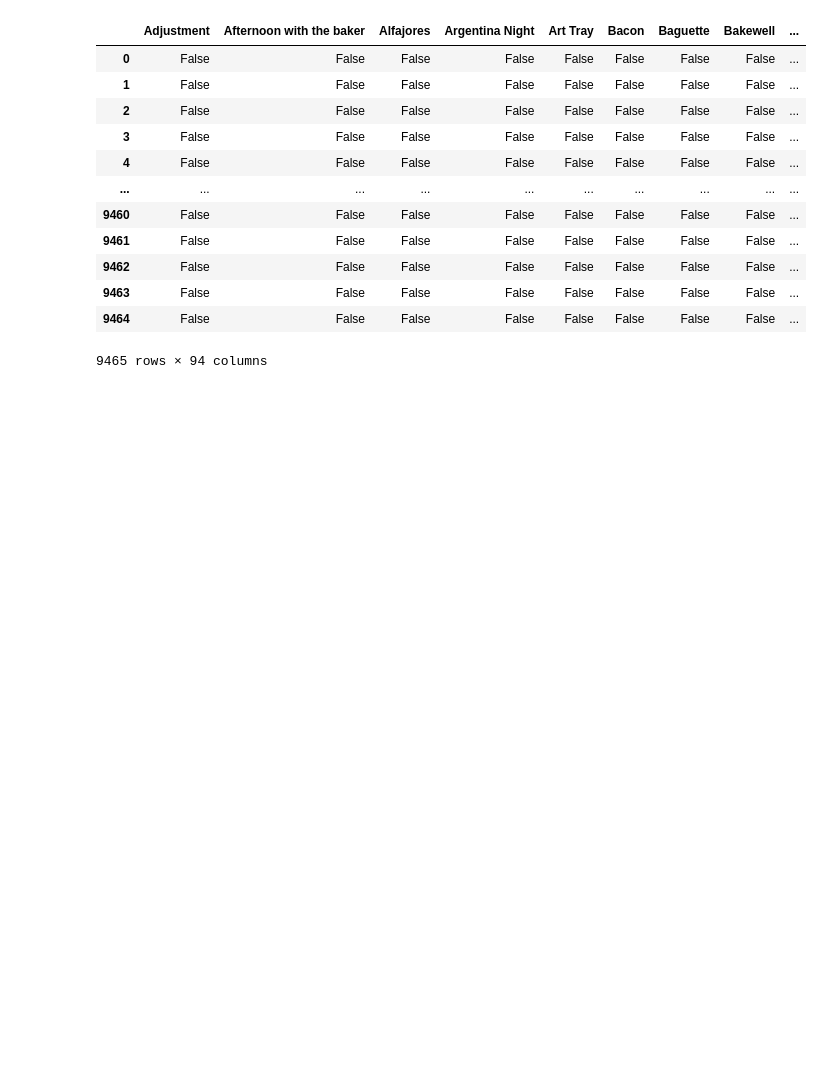
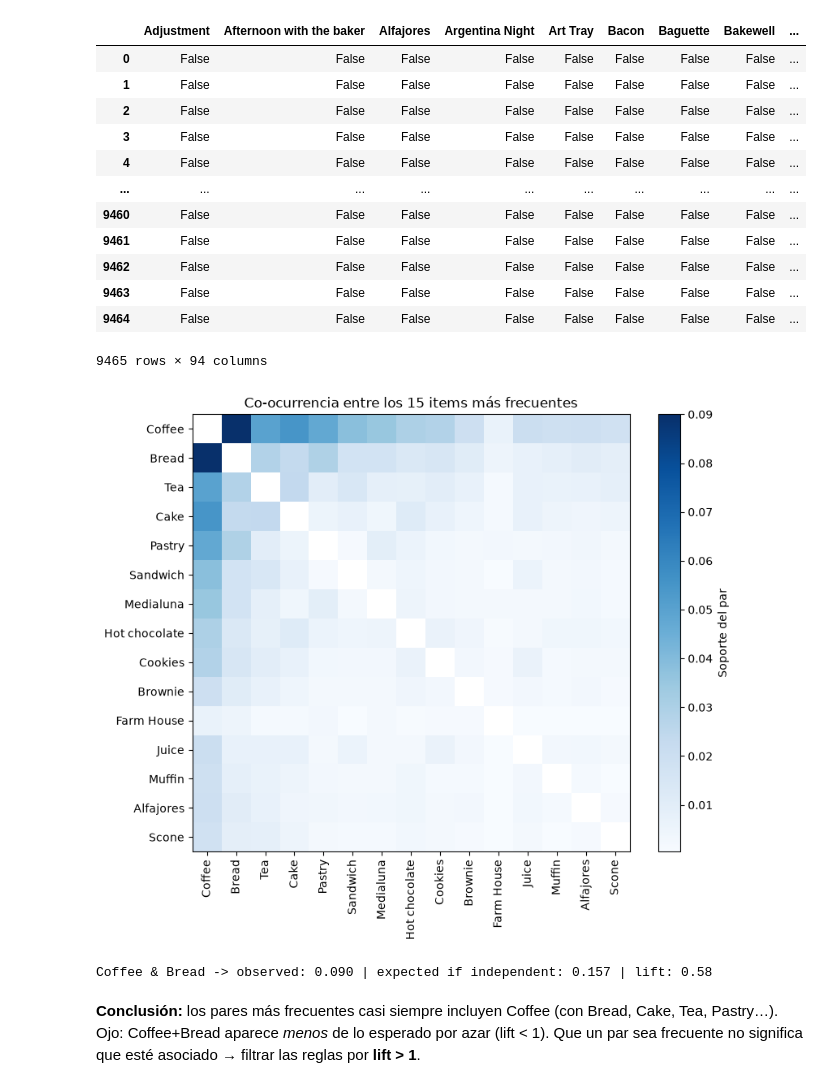
Before and after one commit to ku2a/fp-growth, a Jupyter notebook: main.ipynb, the cells around one changed output. Cells and saved outputs as stored; diff of their text form; code cells hidden in the pictures; blank space fills up the shorter version.

```diff
--- a/main.ipynb
+++ b/main.ipynb
@@ -180,3 +290,27 @@ df
 | 9463 | False | False | False | False | False | False | False | False | ... |
 | 9464 | False | False | False | False | False | False | False | False | ... |
 9465 rows × 94 columns
+# %%
+
+top_items = item_support.index[:15]
+top_df = df[top_items].astype(int)
+pair_support = (top_df.T @ top_df) / len(df)
+pair_support = pair_support.mask(np.eye(len(top_items), dtype=bool))
+
+plt.figure(figsize=(9, 7))
+plt.imshow(pair_support, cmap='Blues')
+plt.colorbar(label='Soporte del par')
+plt.xticks(range(len(top_items)), top_items, rotation=90)
+plt.yticks(range(len(top_items)), top_items)
+plt.title('Co-ocurrencia entre los 15 items más frecuentes')
+plt.show()
+
+
+observed = pair_support.loc['Coffee', 'Bread']
+expected = item_support['Coffee'] * item_support['Bread']
+print(f'Coffee & Bread -> observed: {observed:.3f} | expected if independent: {expected:.3f} | lift: {observed / expected:.2f}')
+# %% [output]
+[figure, added]
+Coffee & Bread -> observed: 0.090 | expected if independent: 0.157 | lift: 0.58
+# %% [markdown]
+**Conclusión:** los pares más frecuentes casi siempre incluyen Coffee (con Bread, Cake, Tea, Pastry…). Ojo: Coffee+Bread aparece *menos* de lo esperado por azar (lift < 1). Que un par sea frecuente no significa que esté asociado → filtrar las reglas por **lift > 1**.
```
Also changed, not shown: parts of 10 cells of this notebook.
